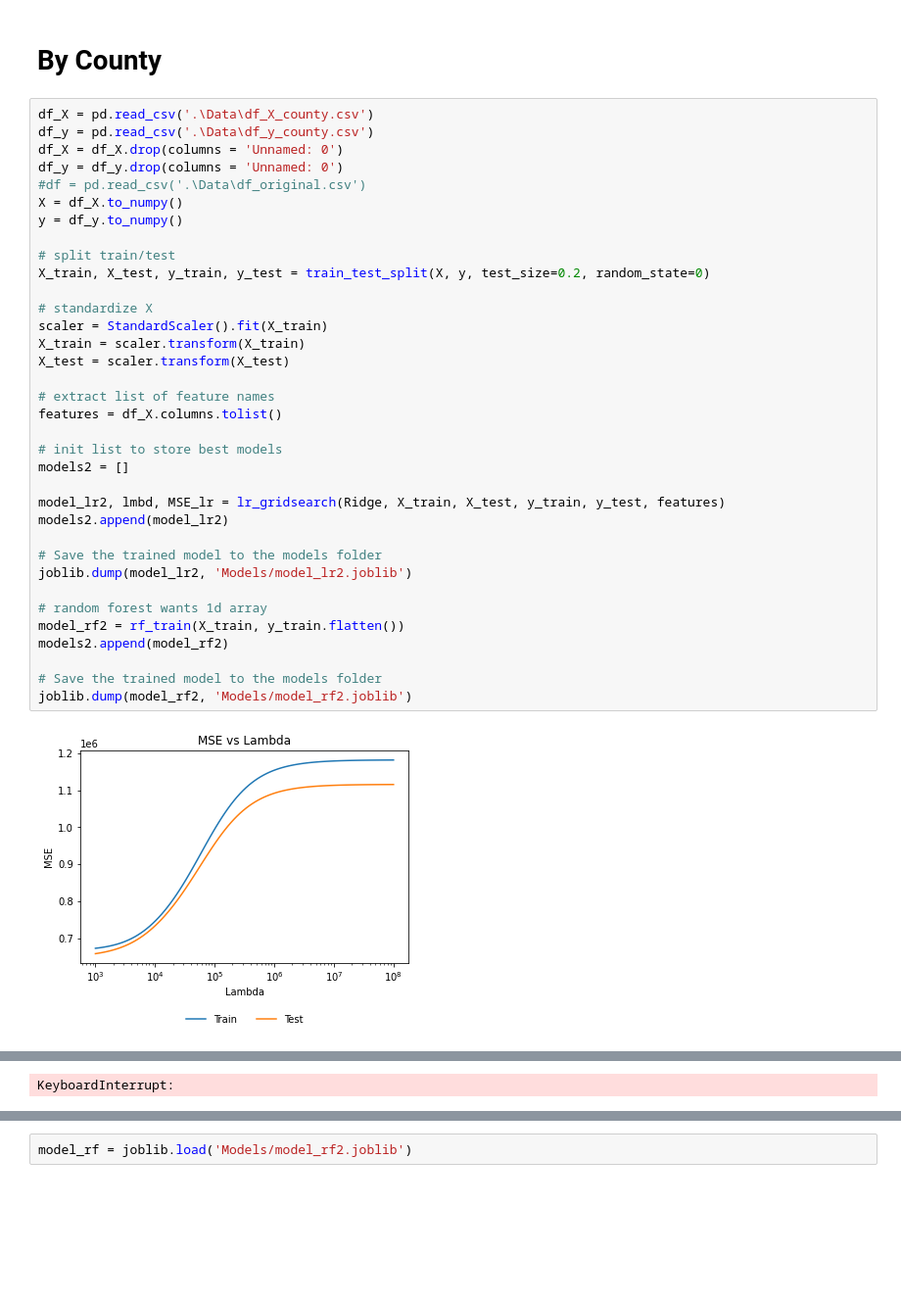
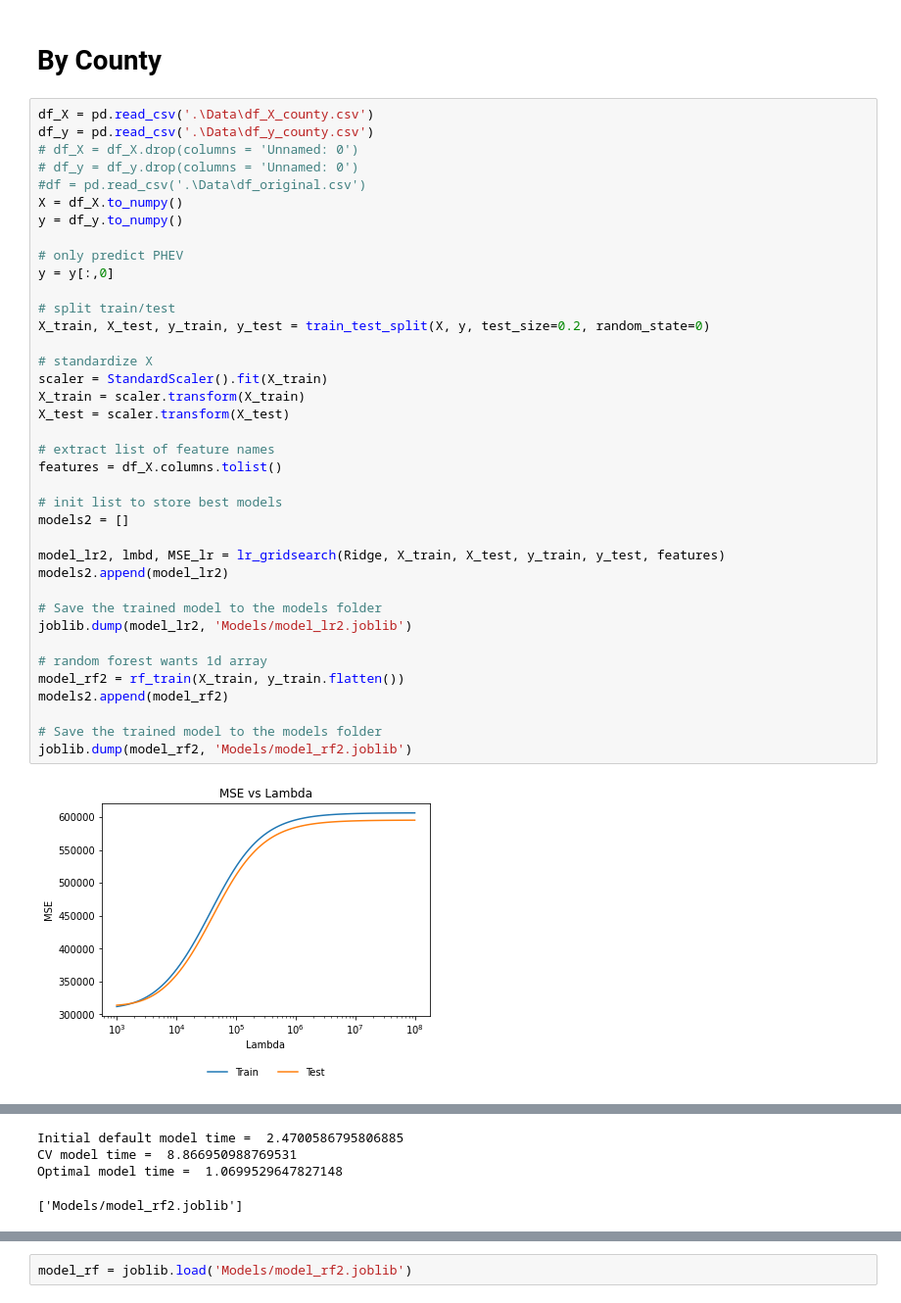
Before and after one commit to shakesy94/ev_adoption_ml, a Jupyter notebook: ML_Models.ipynb, the cells around one changed output, grey strips where cells are left out. Shown at 98% size. Cells and saved outputs as stored; diff of their text form; blank space fills up the shorter version.

```diff
--- a/ML_Models.ipynb
+++ b/ML_Models.ipynb
@@ -113,37 +38,40 @@ Optimal model time =  57.84245014190674
 # %%
 df_X = pd.read_csv('.\Data\df_X_county.csv')
 df_y = pd.read_csv('.\Data\df_y_county.csv')
-df_X = df_X.drop(columns = 'Unnamed: 0')
-df_y = df_y.drop(columns = 'Unnamed: 0')
+# df_X = df_X.drop(columns = 'Unnamed: 0')
+# df_y = df_y.drop(columns = 'Unnamed: 0')
 #df = pd.read_csv('.\Data\df_original.csv')
 X = df_X.to_numpy()
 y = df_y.to_numpy()
+
+# only predict PHEV
+y = y[:,0]
 
 # split train/test
 X_train, X_test, y_train, y_test = train_test_split(X, y, test_size=0.2, random_state=0)
 
 # standardize X
 scaler = StandardScaler().fit(X_train)
 X_train = scaler.transform(X_train)
 X_test = scaler.transform(X_test)
 
 # extract list of feature names
 features = df_X.columns.tolist()
 
 # init list to store best models
 models2 = []
 
 model_lr2, lmbd, MSE_lr = lr_gridsearch(Ridge, X_train, X_test, y_train, y_test, features)
 models2.append(model_lr2)
 
 # Save the trained model to the models folder
 joblib.dump(model_lr2, 'Models/model_lr2.joblib')
 
 # random forest wants 1d array
 model_rf2 = rf_train(X_train, y_train.flatten())
 models2.append(model_rf2)
 
 # Save the trained model to the models folder
 joblib.dump(model_rf2, 'Models/model_rf2.joblib')
 # %% [output]
-[figure, old version]
+[figure, new version]
@@ -151 +79,4 @@ joblib.dump(model_rf2, 'Models/model_rf2.joblib')
-KeyboardInterrupt:
+Initial default model time =  2.4700586795806885
+CV model time =  8.866950988769531
+Optimal model time =  1.0699529647827148
+['Models/model_rf2.joblib']
```
Also changed, not shown: parts of 12 cells of this notebook, 8 other files.
